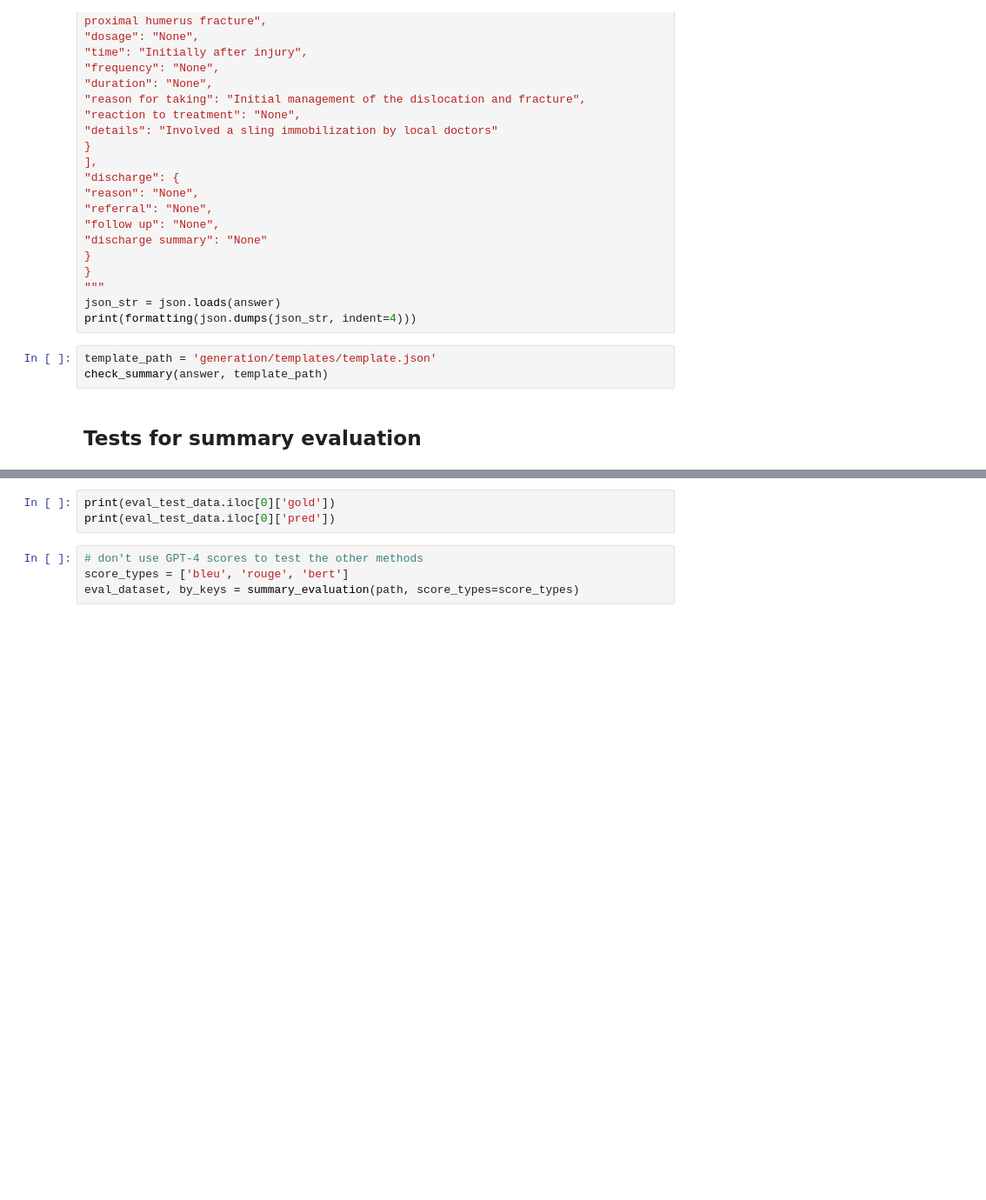
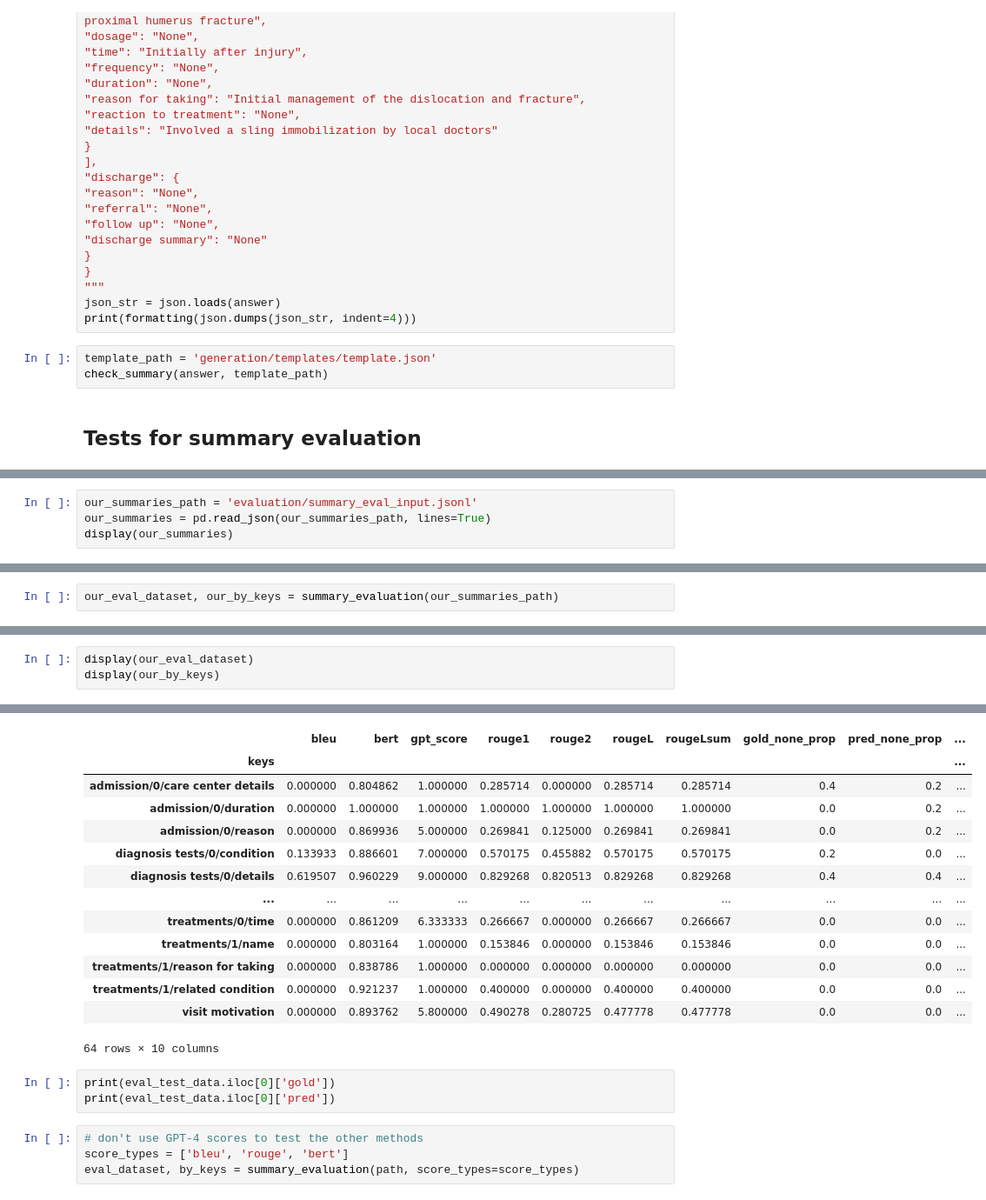
Before and after one commit to EPFL-IC-Make-Team/medinote, a Jupyter notebook: eval_tests.ipynb, the cells around one changed output, grey strips where cells are left out. Shown at 87% size. Cells and saved outputs as stored; diff of their text form; blank space fills up the shorter version.

Commit message:
summary eval almost done

```diff
--- a/eval_tests.ipynb
+++ b/eval_tests.ipynb
@@ -134,0 +186,4 @@ display(by_keys)
+# %%
+our_summaries_path = 'evaluation/summary_eval_input.jsonl'
+our_summaries = pd.read_json(our_summaries_path, lines=True)
+display(our_summaries)
@@ -134,0 +197,2 @@ display(by_keys)
+# %%
+our_eval_dataset, our_by_keys = summary_evaluation(our_summaries_path)
@@ -134,0 +212,4 @@ display(by_keys)
+# %%
+display(our_eval_dataset)
+display(our_by_keys)
+# %% [output]
@@ -135,3 +222,17 @@ display(by_keys)
+|  | bleu | bert | gpt_score | rouge1 | rouge2 | rougeL | rougeLsum | gold_none_prop | pred_none_prop | ... |
+| keys |  |  |  |  |  |  |  |  |  | ... |
+| admission/0/care center details | 0.000000 | 0.804862 | 1.000000 | 0.285714 | 0.000000 | 0.285714 | 0.285714 | 0.4 | 0.2 | ... |
+| admission/0/duration | 0.000000 | 1.000000 | 1.000000 | 1.000000 | 1.000000 | 1.000000 | 1.000000 | 0.0 | 0.2 | ... |
+| admission/0/reason | 0.000000 | 0.869936 | 5.000000 | 0.269841 | 0.125000 | 0.269841 | 0.269841 | 0.0 | 0.2 | ... |
+| diagnosis tests/0/condition | 0.133933 | 0.886601 | 7.000000 | 0.570175 | 0.455882 | 0.570175 | 0.570175 | 0.2 | 0.0 | ... |
+| diagnosis tests/0/details | 0.619507 | 0.960229 | 9.000000 | 0.829268 | 0.820513 | 0.829268 | 0.829268 | 0.4 | 0.4 | ... |
+| ... | ... | ... | ... | ... | ... | ... | ... | ... | ... | ... |
+| treatments/0/time | 0.000000 | 0.861209 | 6.333333 | 0.266667 | 0.000000 | 0.266667 | 0.266667 | 0.0 | 0.0 | ... |
+| treatments/1/name | 0.000000 | 0.803164 | 1.000000 | 0.153846 | 0.000000 | 0.153846 | 0.153846 | 0.0 | 0.0 | ... |
+| treatments/1/reason for taking | 0.000000 | 0.838786 | 1.000000 | 0.000000 | 0.000000 | 0.000000 | 0.000000 | 0.0 | 0.0 | ... |
+| treatments/1/related condition | 0.000000 | 0.921237 | 1.000000 | 0.400000 | 0.000000 | 0.400000 | 0.400000 | 0.0 | 0.0 | ... |
+| visit motivation | 0.000000 | 0.893762 | 5.800000 | 0.490278 | 0.280725 | 0.477778 | 0.477778 | 0.0 | 0.0 | ... |
+64 rows × 10 columns
 # %%
 print(eval_test_data.iloc[0]['gold'])
 print(eval_test_data.iloc[0]['pred'])
```
Also changed, not shown: parts of 9 cells of this notebook, 3 other files.
